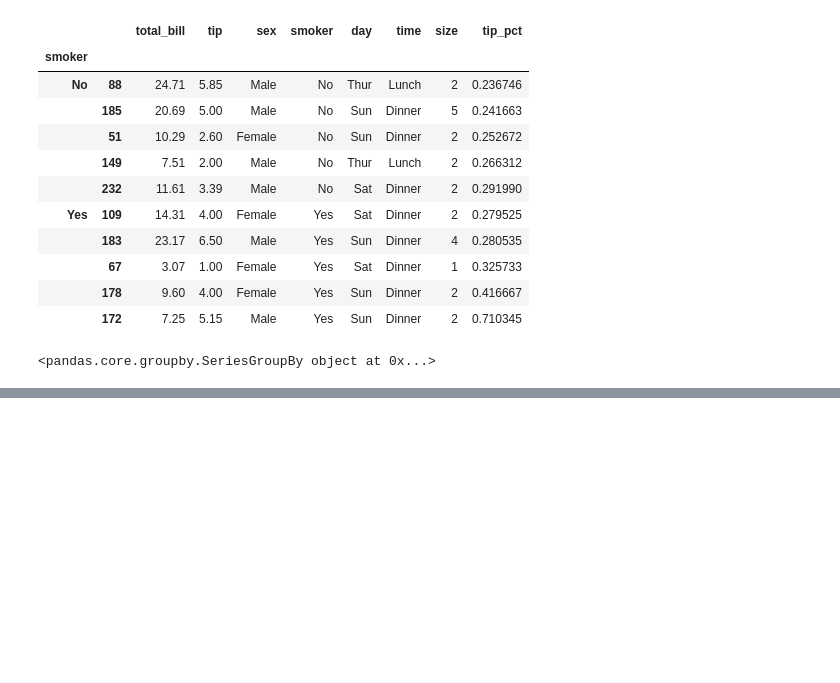
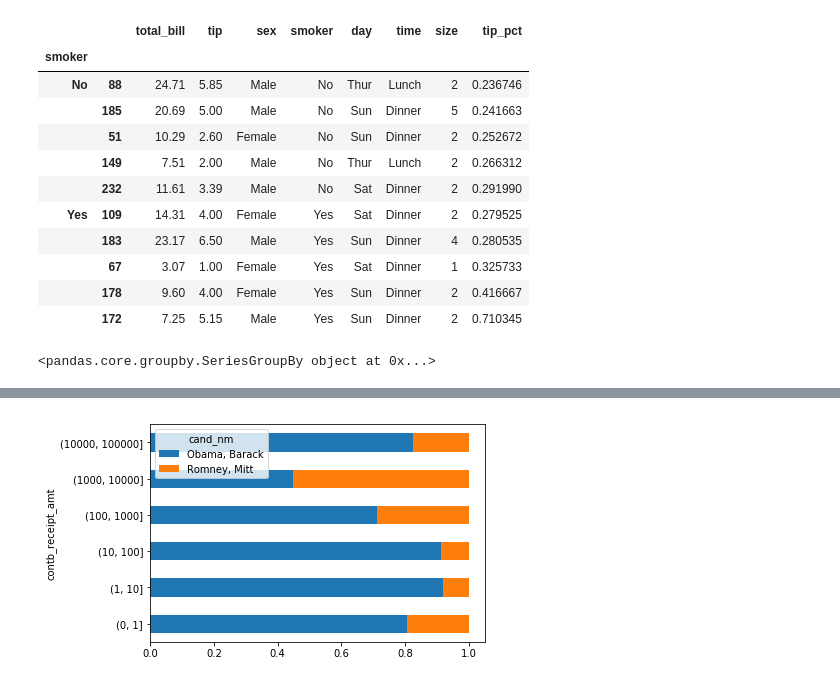
Before and after one commit to socrates77-sh/pydata, a Jupyter notebook: ch09/ch09.ipynb, the cells around one changed output, grey strips where cells are left out. Drawn from its saved outputs; the diff is of its cells as text; code cells hidden in the pictures; blank space fills up the shorter version.

```diff
--- a/ch09/ch09.ipynb
+++ b/ch09/ch09.ipynb
@@ -618,0 +951,6 @@ dtype: int64
+# %%
+bins = np.array([0, 1, 10, 100, 1000, 10000, 100000, 1000000, 10000000])
+labels = pd.cut(fec_mrbo.contb_receipt_amt, bins)
+# %%
+grouped = fec_mrbo.groupby(['cand_nm', labels])
+grouped.size().unstack(0)
@@ -618,0 +968,3 @@ dtype: int64
+# %%
+bucket_sums=grouped.contb_receipt_amt.sum().unstack(0)
+bucket_sums
@@ -618,0 +982,3 @@ dtype: int64
+# %%
+normed_sums = bucket_sums.div(bucket_sums.sum(axis=1), axis=0)
+normed_sums
@@ -618,0 +996,5 @@ dtype: int64
+# %%
+normed_sums[:-2].plot(kind='barh', stacked=True)
+plt.show()
+# %% [output]
+[figure, added]
```
Also changed, not shown: parts of 72 cells of this notebook, 3 other files.
